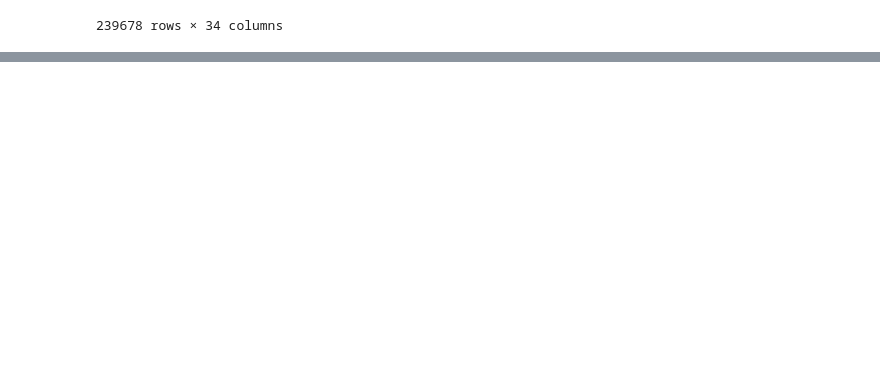
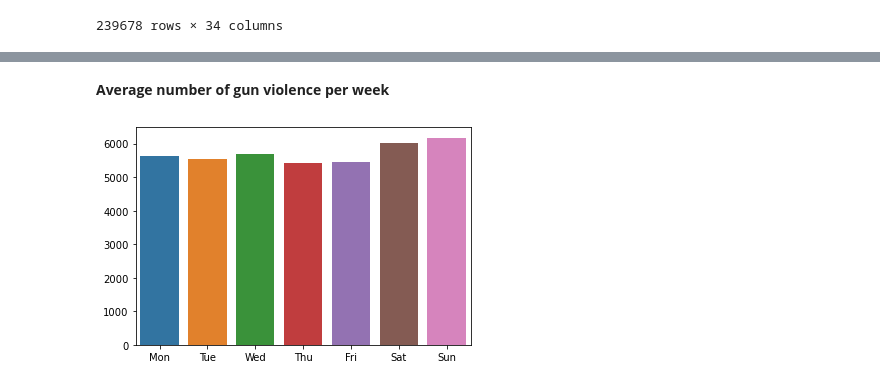
Before and after one commit to heyakshayhere/Hamoye_stage_B, a Jupyter notebook: GunViolenceData.ipynb, the cells around one changed output, grey strips where cells are left out. Drawn from its saved outputs; the diff is of its cells as text; code cells hidden in the pictures; blank space fills up the shorter version.

```diff
--- a/GunViolenceData.ipynb
+++ b/GunViolenceData.ipynb
@@ -63,0 +97,19 @@ Index(['incident_id', 'date', 'state', 'city_or_county', 'address', 'n_killed',
+# %% [markdown]
+**Average number of gun violence per week**
+# %%
+tempdf1 = df.groupby(['year', 'weekday']).agg({'weekday' : 'count'}).rename(columns={'weekday' : 'weekday_count'}).reset_index()
+aggregated = tempdf1.groupby(['weekday']).agg({'weekday_count' : 'mean'})
+
+x2 = aggregated.index.tolist()
+y2 = aggregated.weekday_count.tolist()
+
+weekmap = {0:'Mon', 1:'Tue', 2:'Wed', 3:'Thu', 4:'Fri', 5:'Sat', 6:'Sun'}
+x2 = [weekmap[x] for x in x2]
+wkmp = {}
+for j,x in enumerate(x2):
+    wkmp[x] = y2[j]
+order = list(weekmap.values())
+ordervals = [wkmp[val] for val in order]
+sns.barplot(x=order, y=ordervals, data=df);
+# %% [output]
+[figure, added]
```
Also changed, not shown: parts of 7 cells of this notebook.
